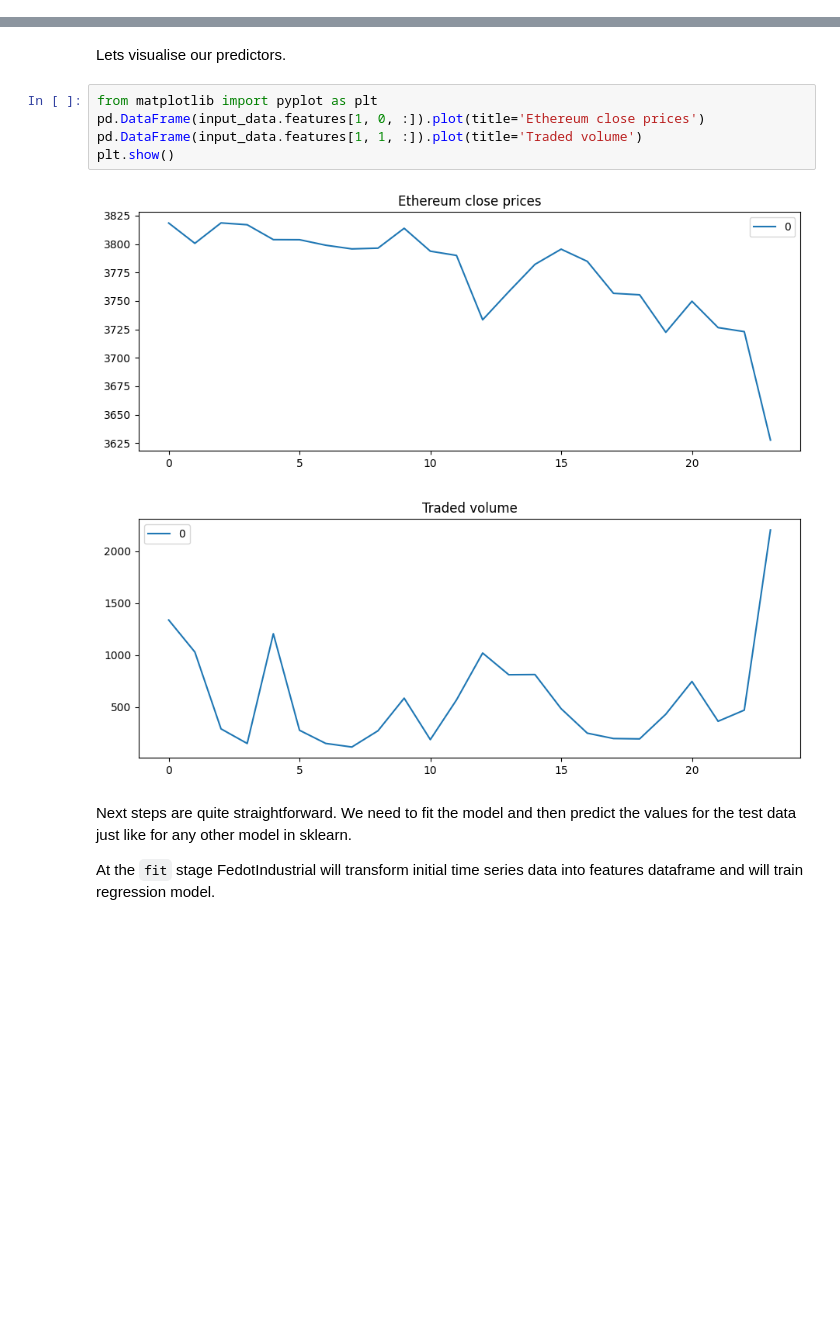
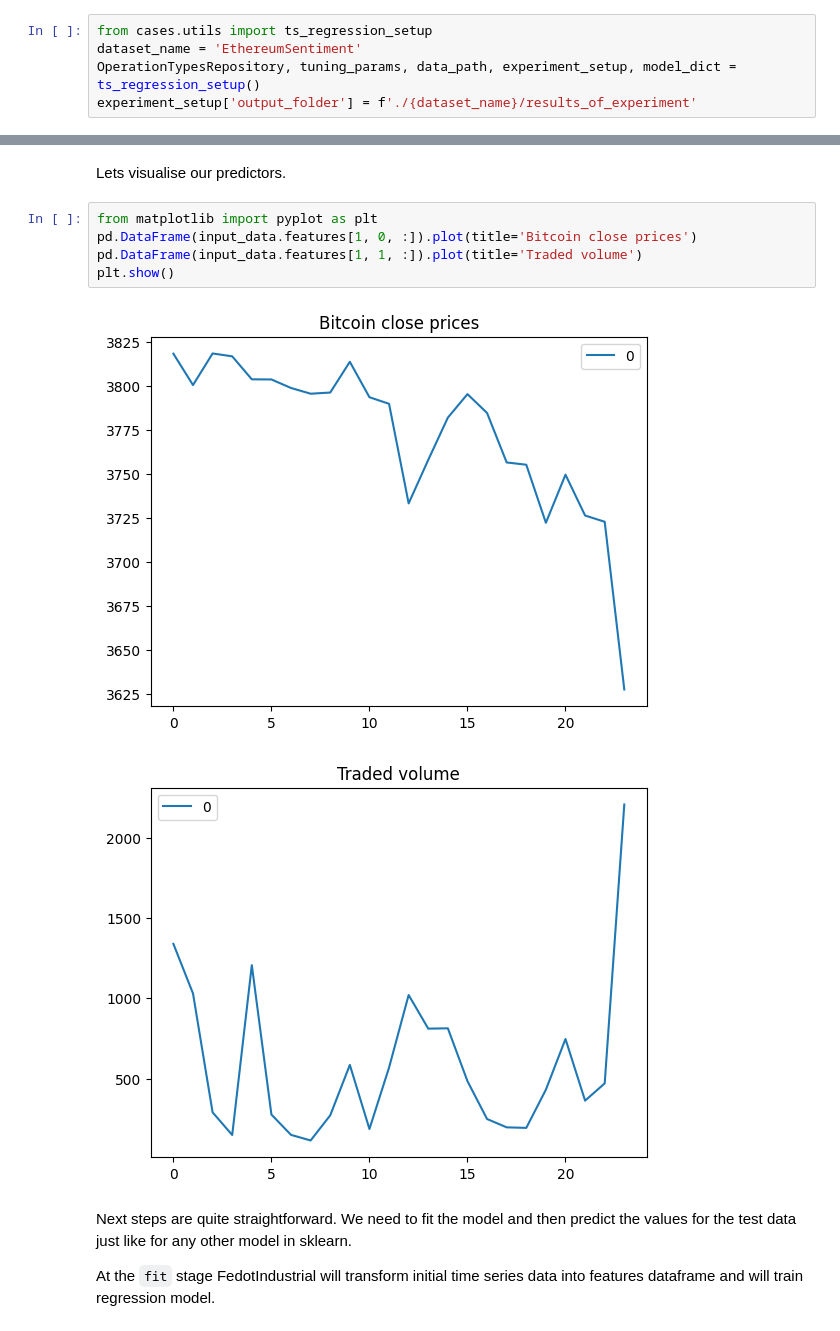
Before and after one commit to aimclub/Fedot.Industrial, a Jupyter notebook: cases/industrial_examples/sentiment_analysis/ethereum_analysis.ipynb, the cells around one changed output, grey strips where cells are left out. Cells and saved outputs as stored; diff of their text form; blank space fills up the shorter version.

```diff
--- a/cases/industrial_examples/sentiment_analysis/ethereum_analysis.ipynb
+++ b/cases/industrial_examples/sentiment_analysis/ethereum_analysis.ipynb
@@ -72,3 +13,8 @@ def tuning_industrial_pipelines(pipeline, tuning_params, train_data):
+# %%
+from cases.utils import ts_regression_setup
+dataset_name = 'EthereumSentiment'
+OperationTypesRepository, tuning_params, data_path, experiment_setup, model_dict = ts_regression_setup()
+experiment_setup['output_folder'] = f'./{dataset_name}/results_of_experiment'
 # %% [markdown]
 Now we must download the dataset. It could be done by using `DataReader` class that implemented as attribute of `FedotIndustrial` class. This class firstly tries to read the data from local project folder `data_path` and then if it is not possible, it downloads the data from the UCR/UEA archive. The data will be saved in the `data` folder.
 # %%
@@ -90,12 +36,12 @@ input_data.features.shape
 Lets visualise our predictors.
 # %%
 from matplotlib import pyplot as plt
-pd.DataFrame(input_data.features[1, 0, :]).plot(title='Ethereum close prices')
+pd.DataFrame(input_data.features[1, 0, :]).plot(title='Bitcoin close prices')
 pd.DataFrame(input_data.features[1, 1, :]).plot(title='Traded volume')
 plt.show()
 # %% [output]
-[figure, old version]
+[figure, new version]
-[figure, old version]
+[figure, new version]
 # %% [markdown]
 Next steps are quite straightforward. We need to fit the model and then predict the values for the test data just like for any other model in sklearn.
 
```
Also changed, not shown: parts of 23 cells of this notebook, 8 other files.
